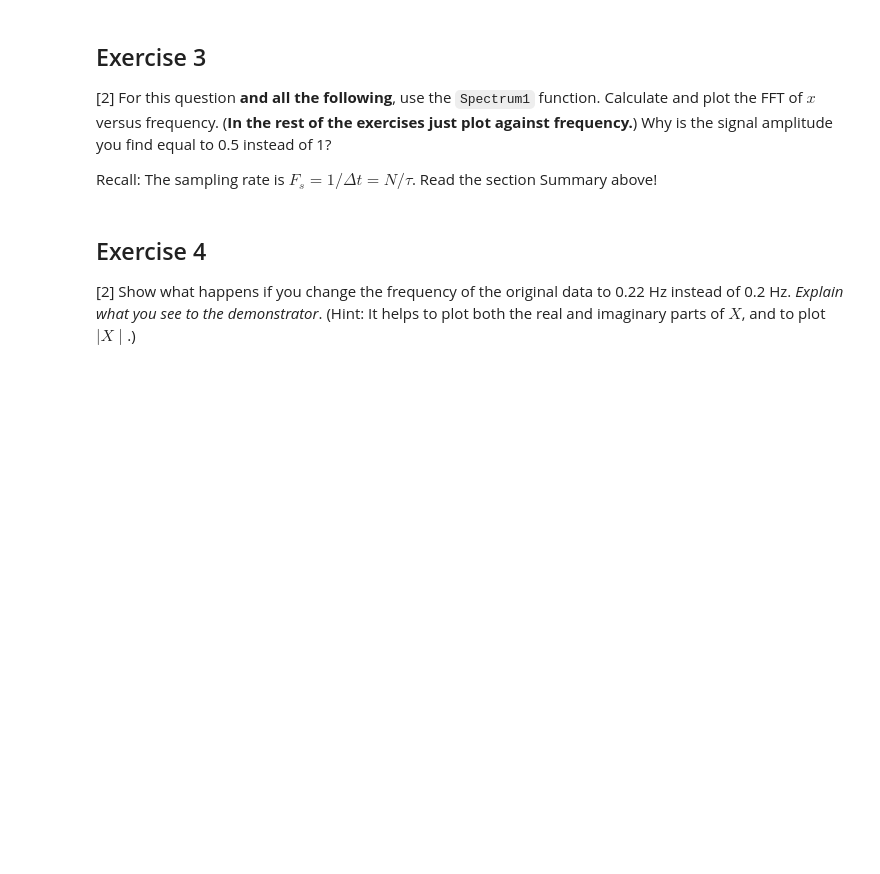
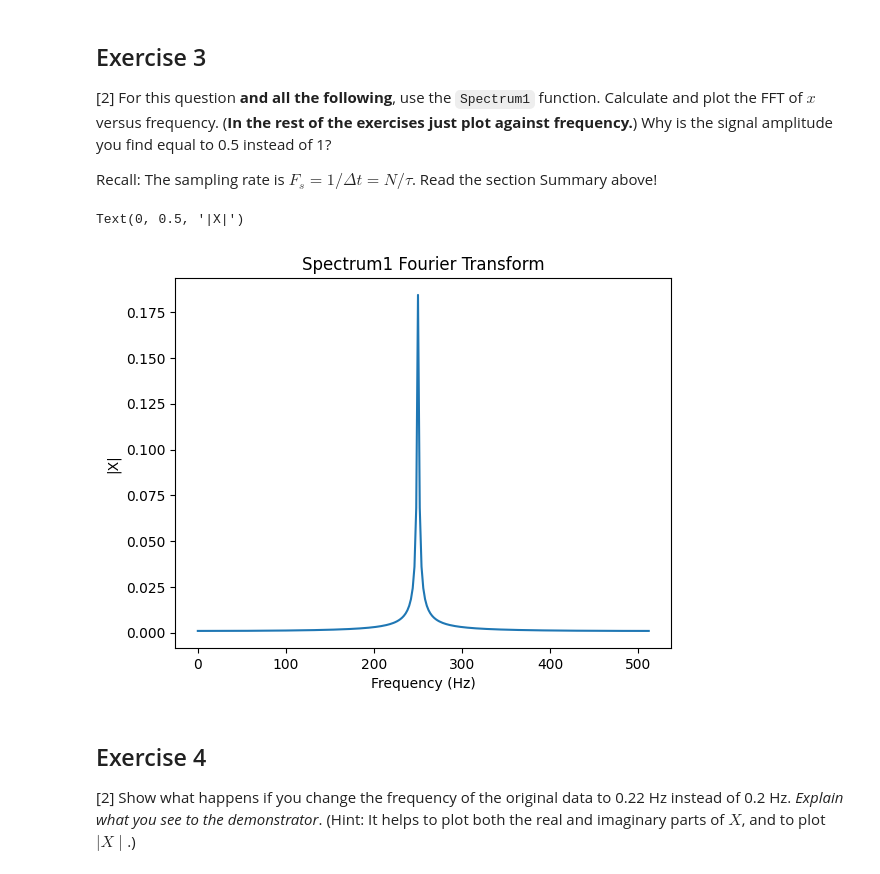
Before and after one commit to PX2145-2025/week-10-b-bshorner533, a Jupyter notebook: FFT.ipynb, the cells around one changed output. Drawn from its saved outputs; the diff is of its cells as text; code cells hidden in the pictures; blank space fills up the shorter version.

```diff
--- a/FFT.ipynb
+++ b/FFT.ipynb
@@ -342,6 +350,18 @@ Text(0, 0.5, 'Mag(X)')
 [2] For this question **and all the following**, use the `Spectrum1` function. Calculate and plot the FFT of $x$ versus frequency. (**In the rest of the exercises just plot against frequency.**) Why is the signal amplitude you find equal to 0.5 instead of 1?
 
  Recall: The sampling rate is $F_s = 1/\Delta t = N/\tau$. Read the section Summary above!
+# %%
+N = 512 # Set N to a higher number to improve quality of output
+
+
+# Plot magnitude of X against frequency
+plt.plot(freq, np.abs(X))
+plt.title('Spectrum1 Fourier Transform')
+plt.xlabel('Frequency (Hz)')
+plt.ylabel('|X|')
+# %% [output]
+Text(0, 0.5, '|X|')
+[figure, added]
 # %% [markdown]
 ## Exercise 4
 [2] Show what happens if you change the frequency of the original data to 0.22 Hz instead of 0.2 Hz. _Explain what you see to the demonstrator_.
```
Also changed, not shown: parts of 10 cells of this notebook.
